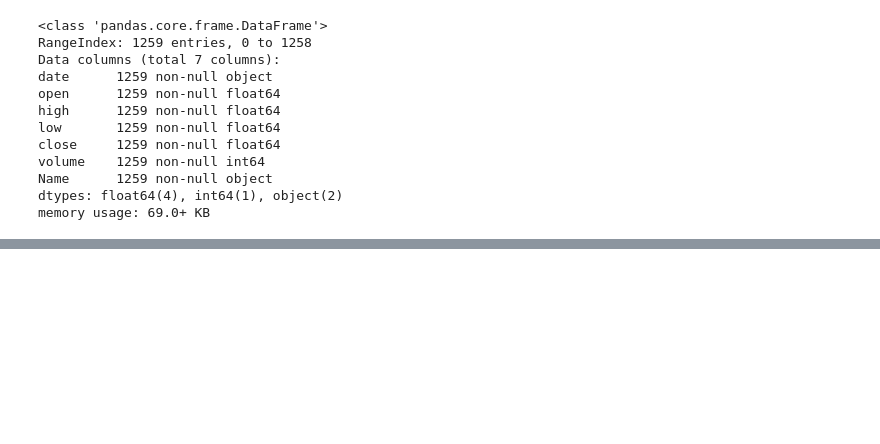
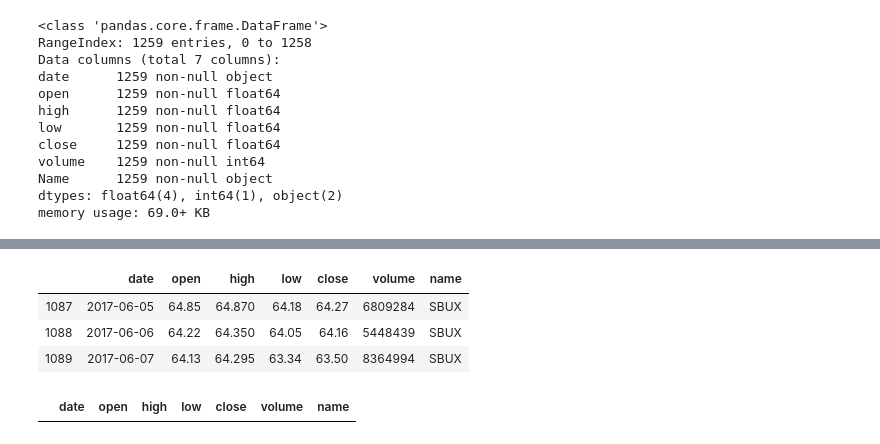
Before and after one commit to ilya1245/Python_code_samples, a Jupyter notebook: pandas/loading_data.ipynb, the cells around one changed output, grey strips where cells are left out. Saved outputs shown, nothing was run; the diff lists cells and outputs as text; code cells hidden in the pictures; blank space fills up the shorter version.

```diff
--- a/pandas/loading_data.ipynb
+++ b/pandas/loading_data.ipynb
@@ -62,0 +164,12 @@ memory usage: 69.0+ KB
+# %%
+# select rows
+df[df['open'] > 64]
+# %% [output]
+|  | date | open | high | low | close | volume | name |
+| 1087 | 2017-06-05 | 64.85 | 64.870 | 64.18 | 64.27 | 6809284 | SBUX |
+| 1088 | 2017-06-06 | 64.22 | 64.350 | 64.05 | 64.16 | 5448439 | SBUX |
+| 1089 | 2017-06-07 | 64.13 | 64.295 | 63.34 | 63.50 | 8364994 | SBUX |
+# %%
+df[df['name'] != 'SBUX']
+# %% [output]
+|  | date | open | high | low | close | volume | name |
```
Also changed, not shown: parts of 22 cells of this notebook.
